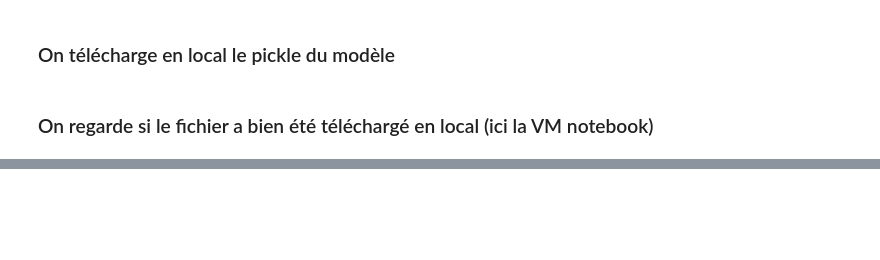
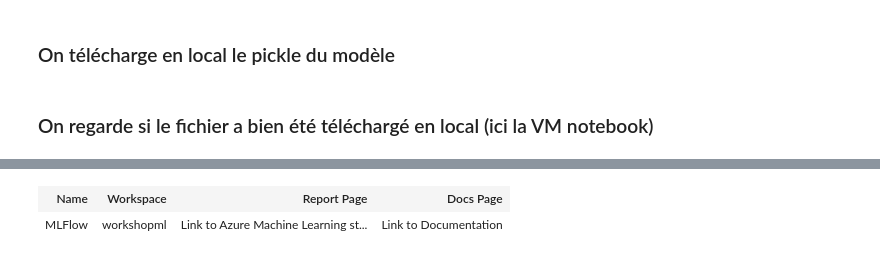
Before and after one commit to zimaxeg/Workshop_AzureML_2019, a Jupyter notebook: 1. Introduction Azure ML service.ipynb, the cells around one changed output, grey strips where cells are left out. Drawn from its saved outputs; the diff is of its cells as text; code cells hidden in the pictures; blank space fills up the shorter version.

```diff
--- a/1. Introduction Azure ML service.ipynb
+++ b/1. Introduction Azure ML service.ipynb
@@ -254,2 +326,7 @@ best_run.download_file(name="outputs/modele_ridge_alpha_0.4.pkl")
+# %%
+ws.experiments[experiment_name]
+# %% [output]
+| Name | Workspace | Report Page | Docs Page |
+| MLFlow | workshopml | Link to Azure Machine Learning st... | Link to Documentation |
 # %% [markdown]
 <img src="https://github.com/retkowsky/images/blob/master/Powered-by-MS-Azure-logo-v2.png?raw=true" height="300" width="300">
```
Also changed, not shown: parts of 18 cells of this notebook.
